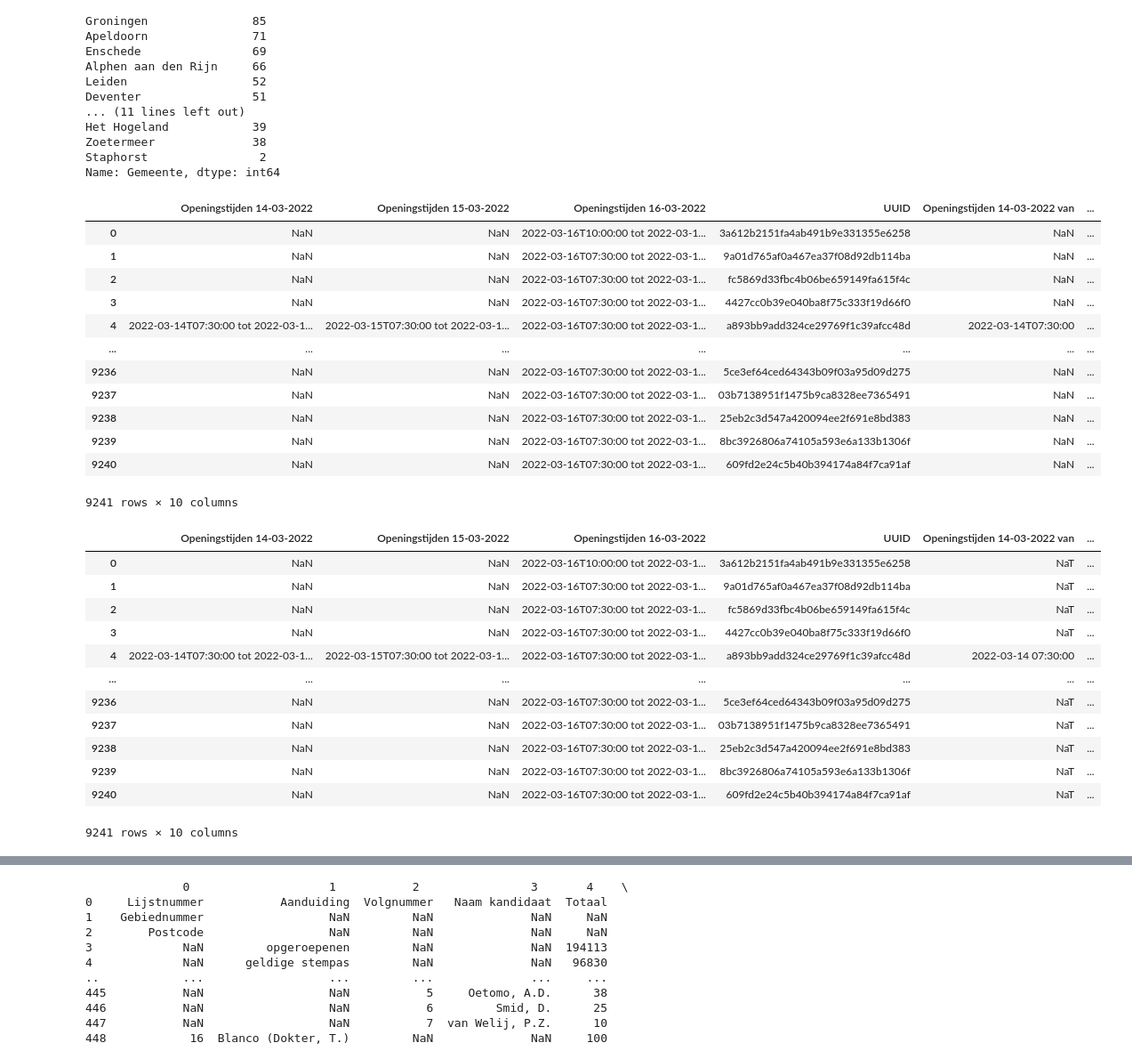
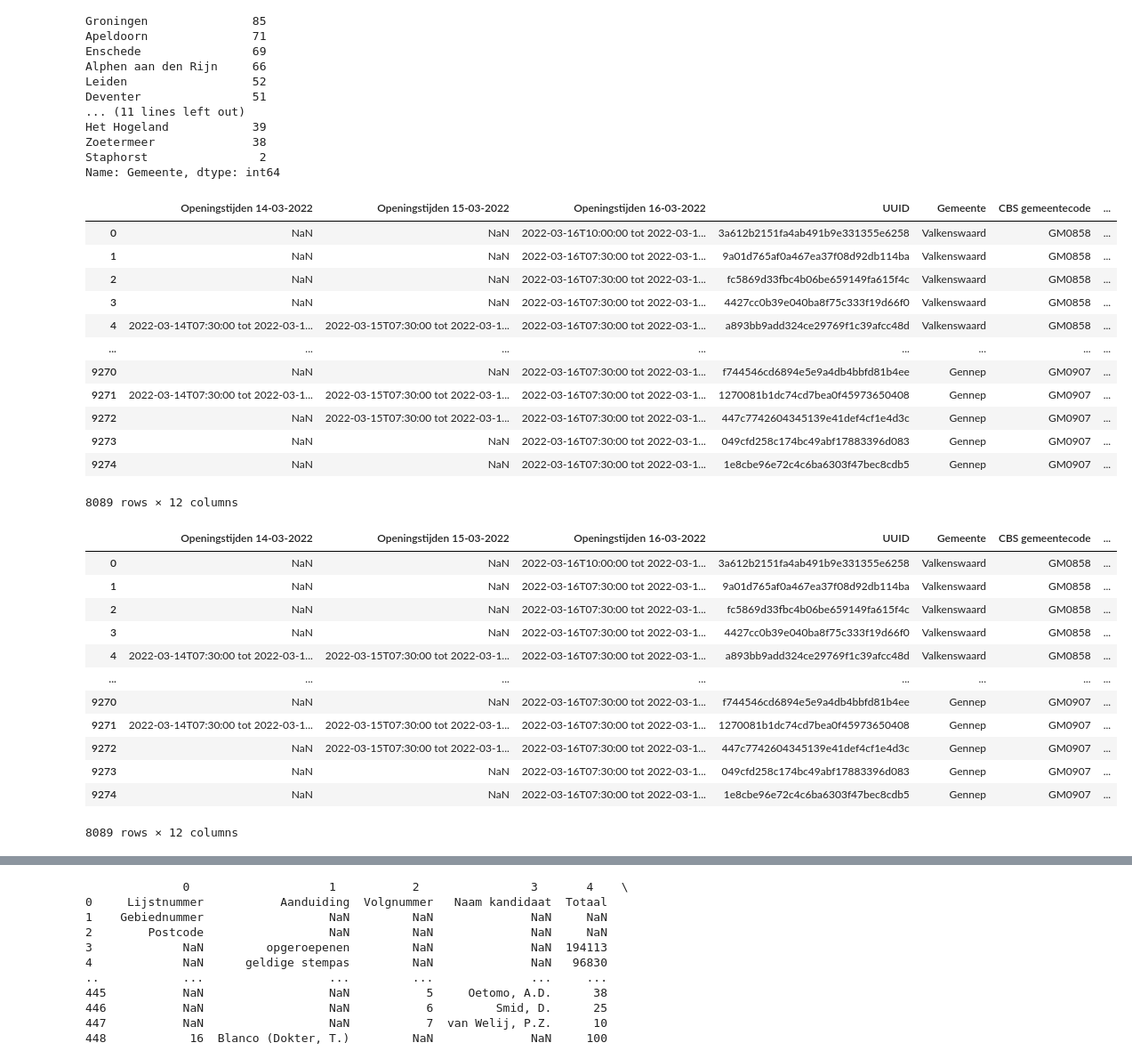
Before and after one commit to openstate/stembureau-meting, a Jupyter notebook: jupyter/stembureau_data.ipynb, the cells around one changed output, grey strips where cells are left out. Shown at 89% size. Cells and saved outputs as stored; diff of their text form; code cells hidden in the pictures.

Commit message:
openingstijden for all bins, made bins

```diff
--- a/jupyter/stembureau_data.ipynb
+++ b/jupyter/stembureau_data.ipynb
@@ -577,44 +565,44 @@ Zoetermeer              38
 Staphorst                2
 Name: Gemeente, dtype: int64
 # %%
-gdf_wims_times = gdf_wims.loc[:, ('Openingstijden 14-03-2022','Openingstijden 15-03-2022','Openingstijden 16-03-2022', 'UUID')]
+gdf_wims_times = gdf_wims_dedupe.loc[:, ('Openingstijden 14-03-2022','Openingstijden 15-03-2022','Openingstijden 16-03-2022', 'UUID', 'Gemeente', 'CBS gemeentecode')]
 gdf_wims_split = gdf_wims_times
 gdf_wims_split[['Openingstijden 14-03-2022 van', 'Openingstijden 14-03-2022 tot']] = gdf_wims_times['Openingstijden 14-03-2022'].str.split(' tot ',1 , expand=True)
 gdf_wims_split[['Openingstijden 15-03-2022 van', 'Openingstijden 15-03-2022 tot']] = gdf_wims_split['Openingstijden 15-03-2022'].str.split(' tot ',1 , expand=True)
 gdf_wims_split[['Openingstijden 16-03-2022 van', 'Openingstijden 16-03-2022 tot']] = gdf_wims_split['Openingstijden 16-03-2022'].str.split(' tot ',1 , expand=True)
 
 gdf_wims_split
 # %% [output]
-|  | Openingstijden 14-03-2022 | Openingstijden 15-03-2022 | Openingstijden 16-03-2022 | UUID | Openingstijden 14-03-2022 van | ... |
-| 0 | NaN | NaN | 2022-03-16T10:00:00 tot 2022-03-1... | 3a612b2151fa4ab491b9e331355e6258 | NaN | ... |
-| 1 | NaN | NaN | 2022-03-16T07:30:00 tot 2022-03-1... | 9a01d765af0a467ea37f08d92db114ba | NaN | ... |
-| 2 | NaN | NaN | 2022-03-16T07:30:00 tot 2022-03-1... | fc5869d33fbc4b06be659149fa615f4c | NaN | ... |
-| 3 | NaN | NaN | 2022-03-16T07:30:00 tot 2022-03-1... | 4427cc0b39e040ba8f75c333f19d66f0 | NaN | ... |
-| 4 | 2022-03-14T07:30:00 tot 2022-03-1... | 2022-03-15T07:30:00 tot 2022-03-1... | 2022-03-16T07:30:00 tot 2022-03-1... | a893bb9add324ce29769f1c39afcc48d | 2022-03-14T07:30:00 | ... |
-| ... | ... | ... | ... | ... | ... | ... |
-| 9236 | NaN | NaN | 2022-03-16T07:30:00 tot 2022-03-1... | 5ce3ef64ced64343b09f03a95d09d275 | NaN | ... |
-| 9237 | NaN | NaN | 2022-03-16T07:30:00 tot 2022-03-1... | 03b7138951f1475b9ca8328ee7365491 | NaN | ... |
-| 9238 | NaN | NaN | 2022-03-16T07:30:00 tot 2022-03-1... | 25eb2c3d547a420094ee2f691e8bd383 | NaN | ... |
-| 9239 | NaN | NaN | 2022-03-16T07:30:00 tot 2022-03-1... | 8bc3926806a74105a593e6a133b1306f | NaN | ... |
-| 9240 | NaN | NaN | 2022-03-16T07:30:00 tot 2022-03-1... | 609fd2e24c5b40b394174a84f7ca91af | NaN | ... |
+|  | Openingstijden 14-03-2022 | Openingstijden 15-03-2022 | Openingstijden 16-03-2022 | UUID | Gemeente | CBS gemeentecode | ... |
+| 0 | NaN | NaN | 2022-03-16T10:00:00 tot 2022-03-1... | 3a612b2151fa4ab491b9e331355e6258 | Valkenswaard | GM0858 | ... |
+| 1 | NaN | NaN | 2022-03-16T07:30:00 tot 2022-03-1... | 9a01d765af0a467ea37f08d92db114ba | Valkenswaard | GM0858 | ... |
+| 2 | NaN | NaN | 2022-03-16T07:30:00 tot 2022-03-1... | fc5869d33fbc4b06be659149fa615f4c | Valkenswaard | GM0858 | ... |
+| 3 | NaN | NaN | 2022-03-16T07:30:00 tot 2022-03-1... | 4427cc0b39e040ba8f75c333f19d66f0 | Valkenswaard | GM0858 | ... |
+| 4 | 2022-03-14T07:30:00 tot 2022-03-1... | 2022-03-15T07:30:00 tot 2022-03-1... | 2022-03-16T07:30:00 tot 2022-03-1... | a893bb9add324ce29769f1c39afcc48d | Valkenswaard | GM0858 | ... |
+| ... | ... | ... | ... | ... | ... | ... | ... |
+| 9270 | NaN | NaN | 2022-03-16T07:30:00 tot 2022-03-1... | f744546cd6894e5e9a4db4bbfd81b4ee | Gennep | GM0907 | ... |
+| 9271 | 2022-03-14T07:30:00 tot 2022-03-1... | 2022-03-15T07:30:00 tot 2022-03-1... | 2022-03-16T07:30:00 tot 2022-03-1... | 1270081b1dc74cd7bea0f45973650408 | Gennep | GM0907 | ... |
+| 9272 | NaN | 2022-03-15T07:30:00 tot 2022-03-1... | 2022-03-16T07:30:00 tot 2022-03-1... | 447c7742604345139e41def4cf1e4d3c | Gennep | GM0907 | ... |
+| 9273 | NaN | NaN | 2022-03-16T07:30:00 tot 2022-03-1... | 049cfd258c174bc49abf17883396d083 | Gennep | GM0907 | ... |
+| 9274 | NaN | NaN | 2022-03-16T07:30:00 tot 2022-03-1... | 1e8cbe96e72c4c6ba6303f47bec8cdb5 | Gennep | GM0907 | ... |
-9241 rows × 10 columns
+8089 rows × 12 columns
 # %%
 gdf_wims_split[['Openingstijden 14-03-2022 van','Openingstijden 15-03-2022 van','Openingstijden 16-03-2022 van', 'Openingstijden 14-03-2022 tot', 'Openingstijden 15-03-2022 tot','Openingstijden 16-03-2022 tot']] = gdf_wims_split[['Openingstijden 14-03-2022 van','Openingstijden 15-03-2022 van','Openingstijden 16-03-2022 van','Openingstijden 14-03-2022 tot','Openingstijden 15-03-2022 tot','Openingstijden 16-03-2022 tot']].apply(pd.to_datetime, errors='coerce')
 gdf_wims_split
 # %% [output]
-|  | Openingstijden 14-03-2022 | Openingstijden 15-03-2022 | Openingstijden 16-03-2022 | UUID | Openingstijden 14-03-2022 van | ... |
-| 0 | NaN | NaN | 2022-03-16T10:00:00 tot 2022-03-1... | 3a612b2151fa4ab491b9e331355e6258 | NaT | ... |
-| 1 | NaN | NaN | 2022-03-16T07:30:00 tot 2022-03-1... | 9a01d765af0a467ea37f08d92db114ba | NaT | ... |
-| 2 | NaN | NaN | 2022-03-16T07:30:00 tot 2022-03-1... | fc5869d33fbc4b06be659149fa615f4c | NaT | ... |
-| 3 | NaN | NaN | 2022-03-16T07:30:00 tot 2022-03-1... | 4427cc0b39e040ba8f75c333f19d66f0 | NaT | ... |
-| 4 | 2022-03-14T07:30:00 tot 2022-03-1... | 2022-03-15T07:30:00 tot 2022-03-1... | 2022-03-16T07:30:00 tot 2022-03-1... | a893bb9add324ce29769f1c39afcc48d | 2022-03-14 07:30:00 | ... |
-| ... | ... | ... | ... | ... | ... | ... |
-| 9236 | NaN | NaN | 2022-03-16T07:30:00 tot 2022-03-1... | 5ce3ef64ced64343b09f03a95d09d275 | NaT | ... |
-| 9237 | NaN | NaN | 2022-03-16T07:30:00 tot 2022-03-1... | 03b7138951f1475b9ca8328ee7365491 | NaT | ... |
-| 9238 | NaN | NaN | 2022-03-16T07:30:00 tot 2022-03-1... | 25eb2c3d547a420094ee2f691e8bd383 | NaT | ... |
-| 9239 | NaN | NaN | 2022-03-16T07:30:00 tot 2022-03-1... | 8bc3926806a74105a593e6a133b1306f | NaT | ... |
-| 9240 | NaN | NaN | 2022-03-16T07:30:00 tot 2022-03-1... | 609fd2e24c5b40b394174a84f7ca91af | NaT | ... |
+|  | Openingstijden 14-03-2022 | Openingstijden 15-03-2022 | Openingstijden 16-03-2022 | UUID | Gemeente | CBS gemeentecode | ... |
+| 0 | NaN | NaN | 2022-03-16T10:00:00 tot 2022-03-1... | 3a612b2151fa4ab491b9e331355e6258 | Valkenswaard | GM0858 | ... |
+| 1 | NaN | NaN | 2022-03-16T07:30:00 tot 2022-03-1... | 9a01d765af0a467ea37f08d92db114ba | Valkenswaard | GM0858 | ... |
+| 2 | NaN | NaN | 2022-03-16T07:30:00 tot 2022-03-1... | fc5869d33fbc4b06be659149fa615f4c | Valkenswaard | GM0858 | ... |
+| 3 | NaN | NaN | 2022-03-16T07:30:00 tot 2022-03-1... | 4427cc0b39e040ba8f75c333f19d66f0 | Valkenswaard | GM0858 | ... |
+| 4 | 2022-03-14T07:30:00 tot 2022-03-1... | 2022-03-15T07:30:00 tot 2022-03-1... | 2022-03-16T07:30:00 tot 2022-03-1... | a893bb9add324ce29769f1c39afcc48d | Valkenswaard | GM0858 | ... |
+| ... | ... | ... | ... | ... | ... | ... | ... |
+| 9270 | NaN | NaN | 2022-03-16T07:30:00 tot 2022-03-1... | f744546cd6894e5e9a4db4bbfd81b4ee | Gennep | GM0907 | ... |
+| 9271 | 2022-03-14T07:30:00 tot 2022-03-1... | 2022-03-15T07:30:00 tot 2022-03-1... | 2022-03-16T07:30:00 tot 2022-03-1... | 1270081b1dc74cd7bea0f45973650408 | Gennep | GM0907 | ... |
+| 9272 | NaN | 2022-03-15T07:30:00 tot 2022-03-1... | 2022-03-16T07:30:00 tot 2022-03-1... | 447c7742604345139e41def4cf1e4d3c | Gennep | GM0907 | ... |
+| 9273 | NaN | NaN | 2022-03-16T07:30:00 tot 2022-03-1... | 049cfd258c174bc49abf17883396d083 | Gennep | GM0907 | ... |
+| 9274 | NaN | NaN | 2022-03-16T07:30:00 tot 2022-03-1... | 1e8cbe96e72c4c6ba6303f47bec8cdb5 | Gennep | GM0907 | ... |
-9241 rows × 10 columns
+8089 rows × 12 columns
 # %%
 def datesplit(df, column):
     df = df.dropna(subset = ['{} van'.format(column)])
```
Also changed, not shown: parts of 22 cells of this notebook, 4 other files.
